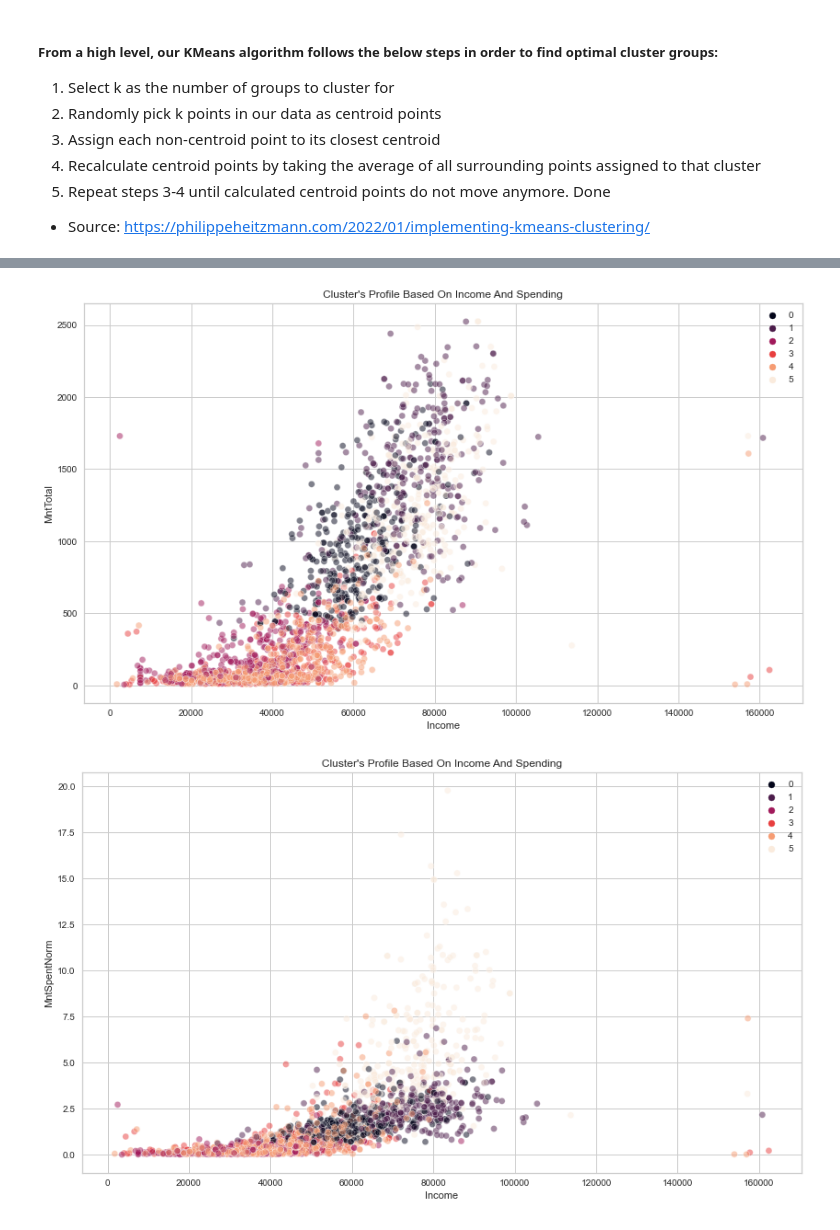
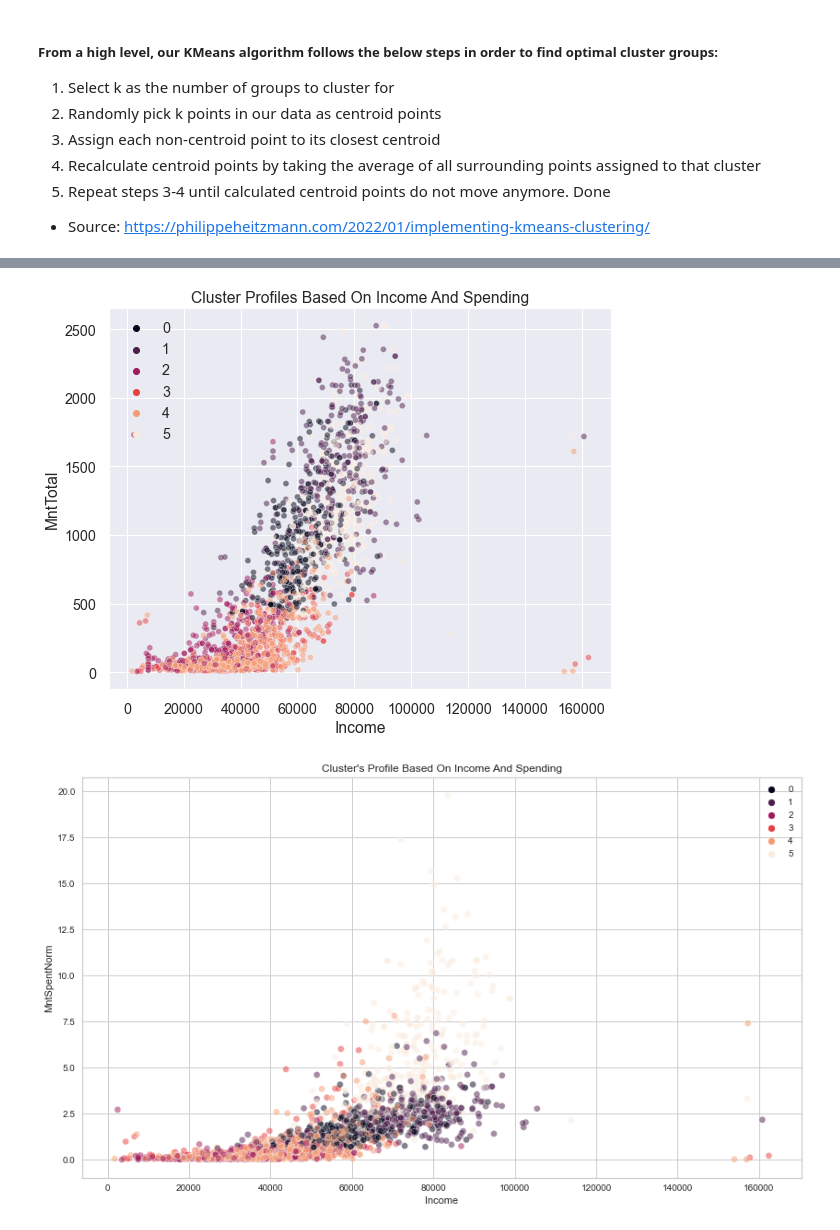
Before and after one commit to dapopov-st/store-customer-segmentation, a Jupyter notebook: 002_Segmentation_and_Takeaways.ipynb, the cells around one changed output, grey strips where cells are left out. Saved outputs shown, nothing was run; the diff lists cells and outputs as text; code cells hidden in the pictures.

```diff
--- a/002_Segmentation_and_Takeaways.ipynb
+++ b/002_Segmentation_and_Takeaways.ipynb
@@ -7,5 +6,5 @@ import graphviz
 # %%
-df = pd.read_csv('marketing_data.csv')
+df = pd.read_csv('./data/marketing_data.csv')
 #Preprocess Income
 df['Income']=df[' Income ']
 df['Income']=df.Income.str.replace('$','')
@@ -25,7 +24,7 @@ df['NumChildren']  = df['Kidhome']+df['Teenhome']
 df['HasChildren']=np.where(df.NumChildren> 0, 1, 0)
 
 #Preprocess Marital Status
-df['Solitary']=np.where(((df.Marital_Status== 'Married')|(df.Marital_Status== 'Together')), 0, 1)
+df['HasPartner']=np.where(((df.Marital_Status== 'Married')|(df.Marital_Status== 'Together')), 1, 0)
 
 #Preprocess Date and Make Age
 df['Dt_Customer']=pd.to_datetime(df['Dt_Customer'])
@@ -104,7 +106,7 @@ Index(['ID', 'Year_Birth', 'Education', 'Marital_Status', 'Kidhome',
 # %%
 cats = {'Education', 'Marital_Status',
        'Kidhome', 'Teenhome','AcceptedCmp3', 'AcceptedCmp4', 'AcceptedCmp5', 'AcceptedCmp1',
-       'AcceptedCmp2', 'Response', 'Complain','Country','HasChildren','Solitary',}
+       'AcceptedCmp2', 'Response', 'Complain','Country','HasChildren','HasPartner',}
 # for var in cats:
 #     df[var] = df[var].astype('category').cat.codes
 
@@ -184,13 +211,14 @@ plt.show()
 # %%
-plt.figure(figsize=(14, 8))
+plt.figure(figsize=(9, 7))
 palette=sns.color_palette("rocket", as_cmap=True)
 plot = sns.scatterplot(data = df,x=df["Income"], y=df["MntTotal"],hue=df["Clusters"],alpha=.5,palette=palette)
 
-plot.set_title("Cluster's Profile Based On Income And Spending")
+plot.set_title("Cluster Profiles Based On Income And Spending")
+plt.savefig('./figures/income_mnttotal_clusters.pdf')#, bbox_inches='tight')
 plt.legend()
 plt.show()
 # %% [output]
-[figure, old version]
+[figure, new version]
 # %%
 plt.figure(figsize=(14, 8))
 palette=sns.color_palette("rocket", as_cmap=True)
```
Also changed, not shown: parts of 59 cells of this notebook, 1 other file.
